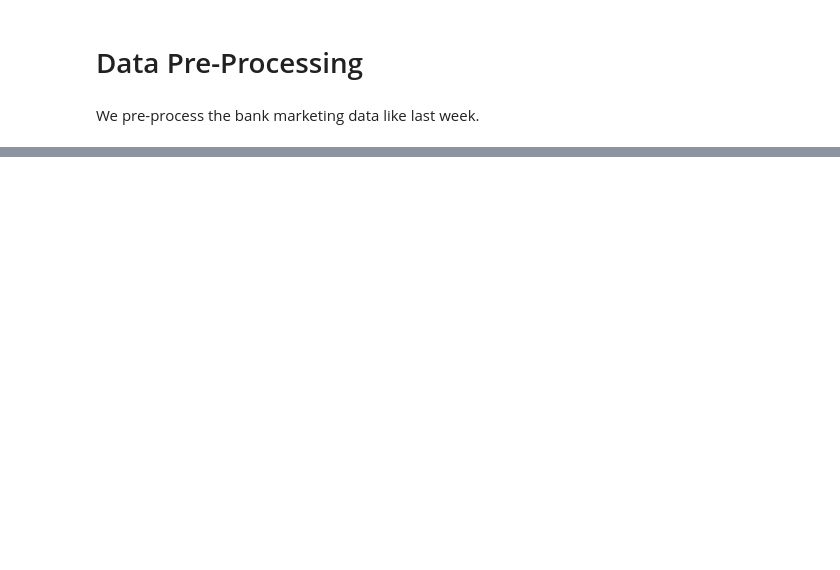
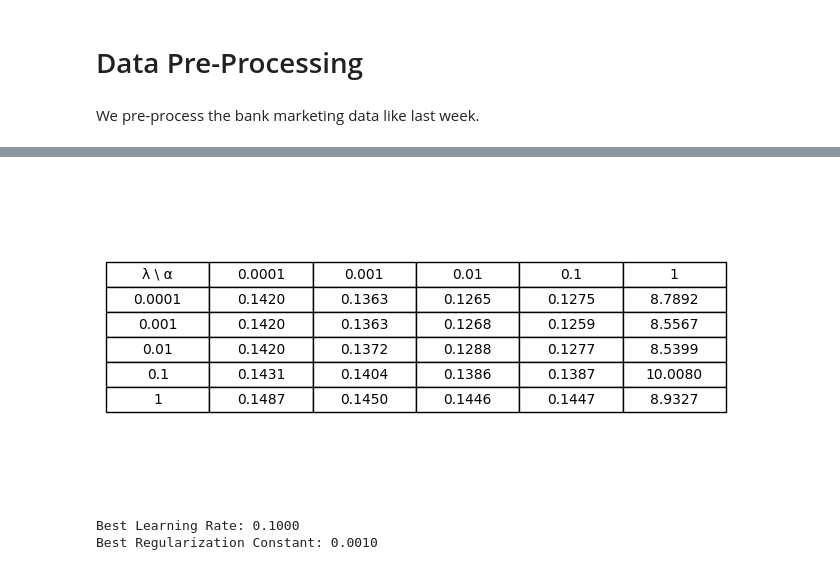
Before and after one commit to moOritzl/bachelorpraktikum-applied-machine-learning, a Jupyter notebook: Week_05/Regularization_Hyper-parameter_Tuning.ipynb, the cells around one changed output, grey strips where cells are left out. Saved outputs shown, nothing was run; the diff lists cells and outputs as text; code cells hidden in the pictures; blank space fills up the shorter version.

```diff
--- a/Week_05/Regularization_Hyper-parameter_Tuning.ipynb
+++ b/Week_05/Regularization_Hyper-parameter_Tuning.ipynb
@@ -202,0 +269,33 @@ list
+# %%
+def display_rmse_table(rmse_scores, learning_rates, reg_cons):
+    fig, ax = plt.subplots(figsize=(8, 4))
+    ax.axis('tight')
+    ax.axis('off')
+
+    table_data = [["λ \\ α"] + [str(lr) for lr in learning_rates]]
+    for i, hp in enumerate(reg_cons):
+        row = [str(hp)] + [f"{rmse_scores[j, i]:.4f}" for j in range(len(learning_rates))]
+        table_data.append(row)
+
+    table = ax.table(cellText=table_data, cellLoc='center', loc='center')
+    table.auto_set_font_size(False)
+    table.set_fontsize(10)
+    table.scale(1, 1.5)
+
+    plt.show()
+
+
+display_rmse_table(rmse_scores, learning_rates, reg_cons)
+# %% [output]
+[figure, added]
+# %%
+min_idx = np.unravel_index(np.argmin(rmse_scores), rmse_scores.shape)
+
+best_learning_rate = learning_rates[min_idx[0]]
+best_reg_cons = reg_cons[min_idx[1]]
+
+print(f'Best Learning Rate: {best_learning_rate:.4f}')
+print(f'Best Regularization Constant: {best_reg_cons:.4f}')
+# %% [output]
+Best Learning Rate: 0.1000
+Best Regularization Constant: 0.0010
```
Also changed, not shown: parts of 15 cells of this notebook, 1 other file.
